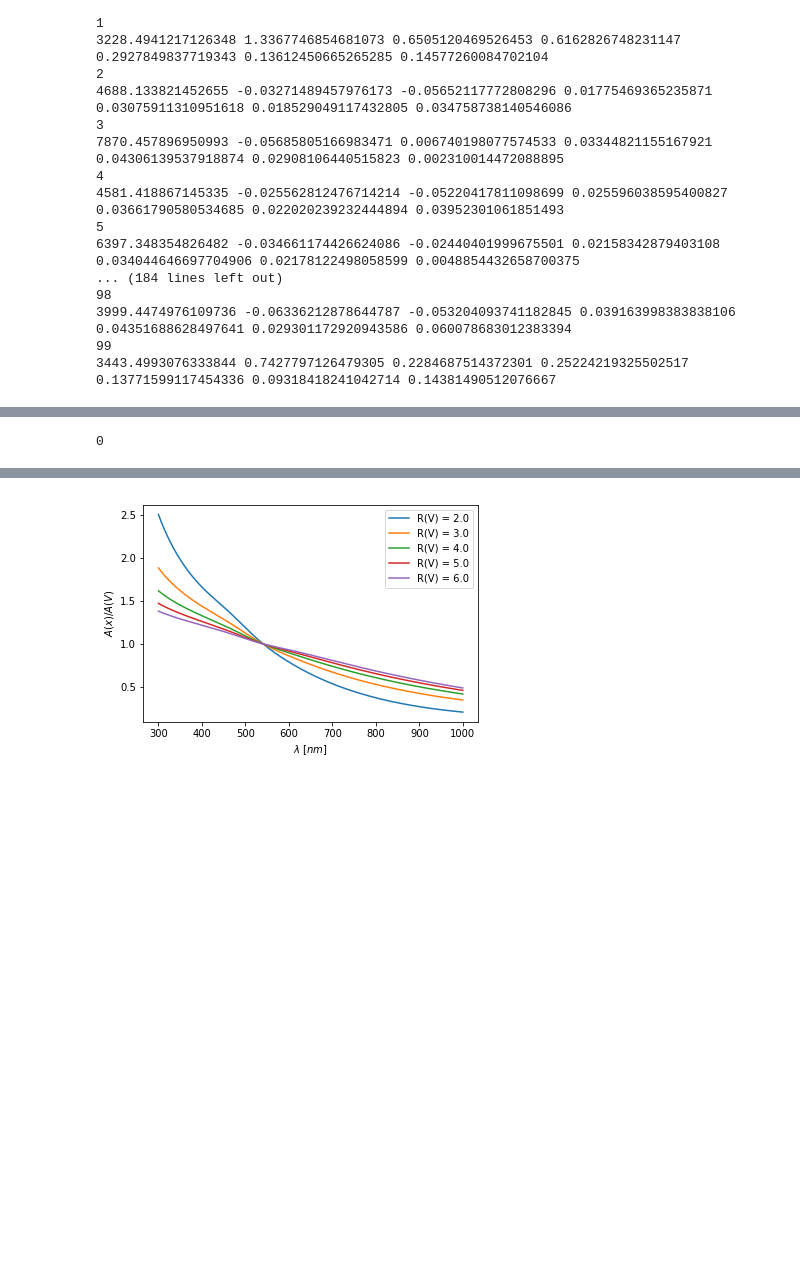
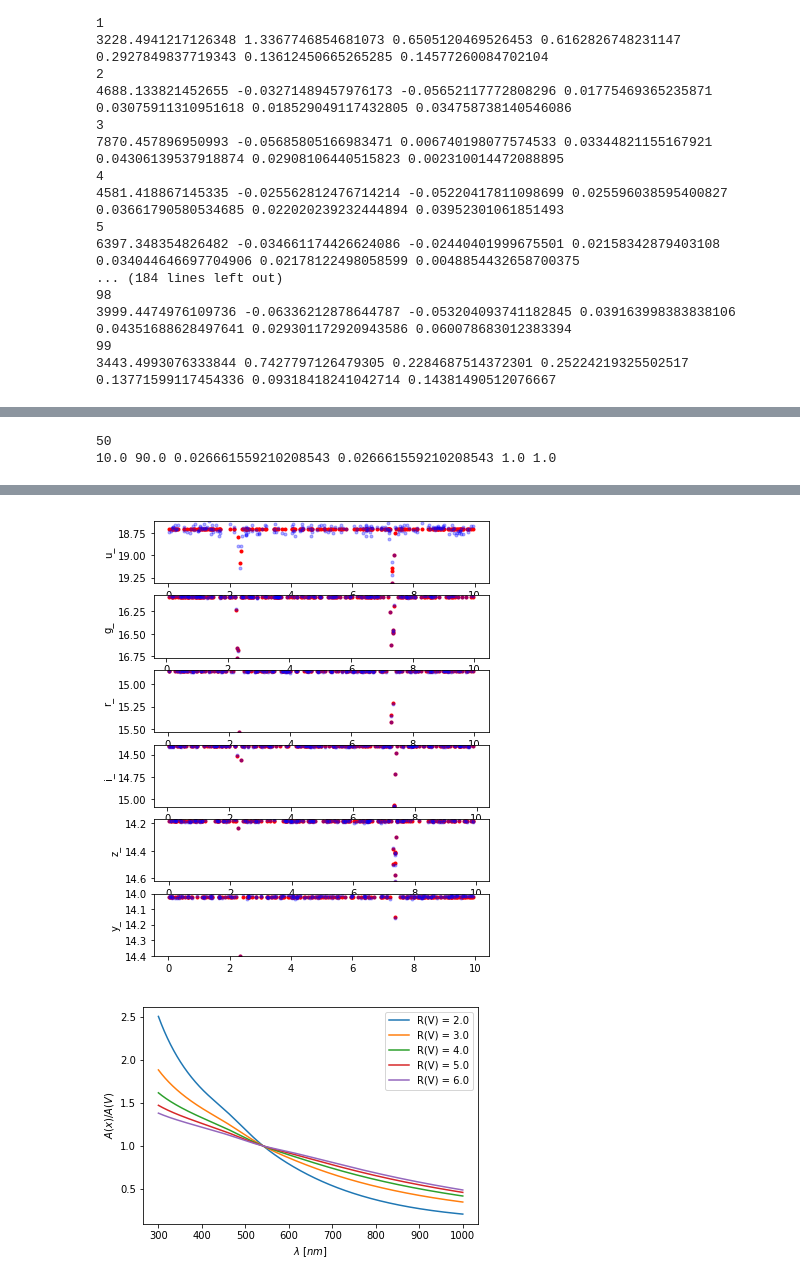
Before and after one commit to avapolzin/EBLSST, a Jupyter notebook: testing/testMagnitudes.ipynb, the cells around one changed output, grey strips where cells are left out. Cells and saved outputs as stored; diff of their text form; code cells hidden in the pictures; blank space fills up the shorter version.

```diff
--- a/testing/testMagnitudes.ipynb
+++ b/testing/testMagnitudes.ipynb
@@ -24,7 +24,7 @@ The autoreload extension is already loaded. To reload it, use:
 # %% [markdown]
 *Read in a TRILEGAL field*
 # %%
-filename = '/Users/ageller/WORK/LSST/onGitHub/EBLSST/input/TRILEGAL/grid/trilegal.grid.id1.0.h5'
+filename = '/Users/ageller/WORK/LSST/onGitHub/EBLSST/testing/TRILEGAL/grid/trilegal.grid.id1.0.h5'
 df = pd.read_hdf(filename)
 #dist = 10.**(df['m-M0'].values/5.) * 10.# *u.parsec
 
@@ -213,5 +208,5 @@ ax.legend()
 # %%
-i=0
+i=50
 
 print(i)
 L1 = 10.**df['logL'][i]
@@ -220,16 +215,21 @@ r1 = 10.**df['logR'][i]
 r2 = r1
 dist = 10.**df['logDist'][i]
 Av = df['Av'][i]
-line = [1., 1., 1., 0., r1, r2, L1, L2, 1., 1., 1., dist, 0., 0., Av]
+MH = df['[M/H]'][i]
+#[m1, m2, logp, ecc, r1, r2, L1, L2, x,y,z, dist, inc, omega, Ab, MH]
+line = [1., 1., 1., 0., r1, r2, L1, L2, 1., 1., 1., dist, np.pi/2., 0., Av, MH]
 EB = worker.getEB(line, i)
 
-f,ax = plt.subplots(6,1)
+print(EB.period, EB.inclination, EB.R_1, EB.R_2, EB.sbratio, EB.q)
+
+f,ax = plt.subplots(6,1, figsize=(6,8))
 for i,f in enumerate(worker.filters):
     EB.observe(f)
 
     ax[i].plot((EB.obsDates[f] % EB.period), EB.appMag[f],'.', color='red')
-    ax[i].plot((EB.obsDates[f] % EB.period), EB.appMagObs[f],'.', color='blue')
+    ax[i].plot((EB.obsDates[f] % EB.period), EB.appMagObs[f],'.', alpha=0.3, color='blue')
     ax[i].set_ylim(max(EB.appMagObs[f]), min(EB.appMagObs[f]))
     ax[i].set_ylabel(f)
 # %% [output]
-0
+50
+10.0 90.0 0.026661559210208543 0.026661559210208543 1.0 1.0
@@ -238,3 +236,4 @@ for i,f in enumerate(worker.filters):
+[figure, added]
 # %%
 import numpy as np
 import matplotlib.pyplot as plt
```
Also changed, not shown: parts of 5 cells of this notebook, 15 other files.
